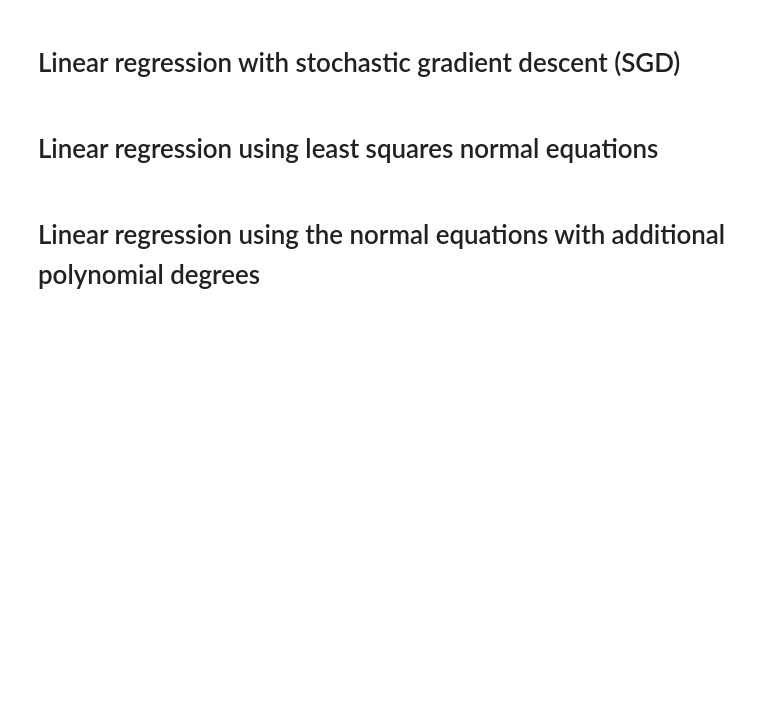
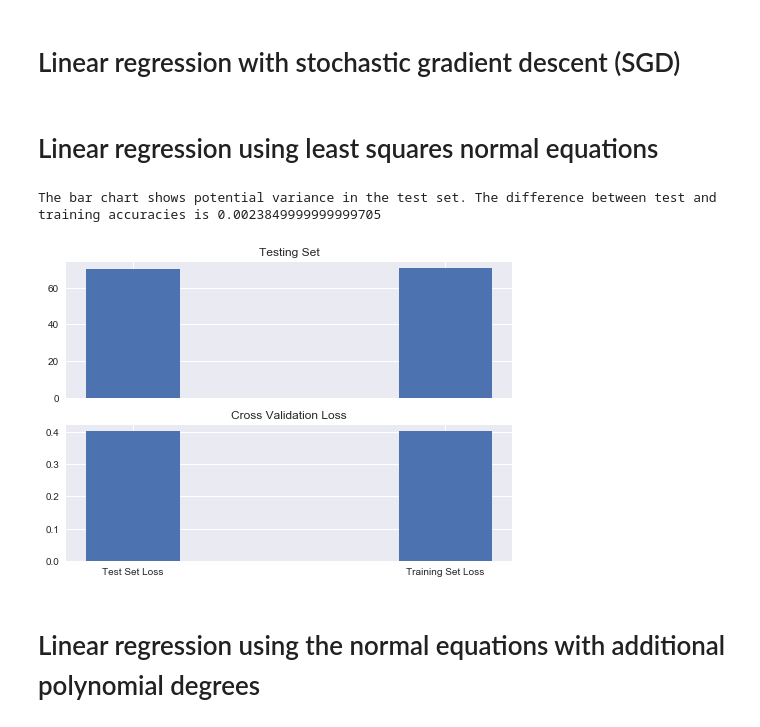
Before and after one commit to hhschede/machine_learning, a Jupyter notebook: project_1/main.ipynb, the cells around one changed output. Saved outputs shown, nothing was run; the diff lists cells and outputs as text; code cells hidden in the pictures; blank space fills up the shorter version.

```diff
--- a/project_1/main.ipynb
+++ b/project_1/main.ipynb
@@ -169,3 +192,27 @@ pred_accuracy(pred_y,y_test)
+# %%
+k_ = 4
+test_loss_mean, test_loss_var, train_loss_mean, w_ = least_squares(y_train, X_train, k_)
+
+w = least_squares(y_train, X_train, k =0)
+test_pred_lab = predict_labels(w, X_test_standardized)
+train_pred_lab = predict_labels(w, X_train_standardized)
+test_accuracy = pred_accuracy(test_pred_lab, y_test)
+train_accuracy = pred_accuracy(train_pred_lab, y_train)
+# Two subplots, the axes array is 1-d
+
+print('The bar chart shows potential variance in the test set. \
+The difference between test and training accuracies is {}'.format(train_accuracy - test_accuracy))
+
+plt.style.use('seaborn')
+f, axarr = plt.subplots(2, sharex=True)
+axarr[0].bar(['Testing Prediction Accuracy', 'Training Prediction Accuracy'], [test_accuracy * 100, train_accuracy * 100], width=0.3, yerr=[test_loss_var, 0])
+axarr[0].set_title('Testing Set')
+axarr[1].set_title('Cross Validation Loss')
+axarr[1].bar(['Test Set Loss', 'Training Set Loss'], [test_loss_mean, train_loss_mean], width=0.3, yerr=[test_loss_var, 0])
+plt.show()
+# %% [output]
+The bar chart shows potential variance in the test set. The difference between test and training accuracies is 0.0023849999999999705
+[figure, added]
 # %% [markdown]
 Linear regression using the normal equations with additional polynomial degrees
 ===
```
Also changed, not shown: parts of 6 cells of this notebook, 1 other file.
